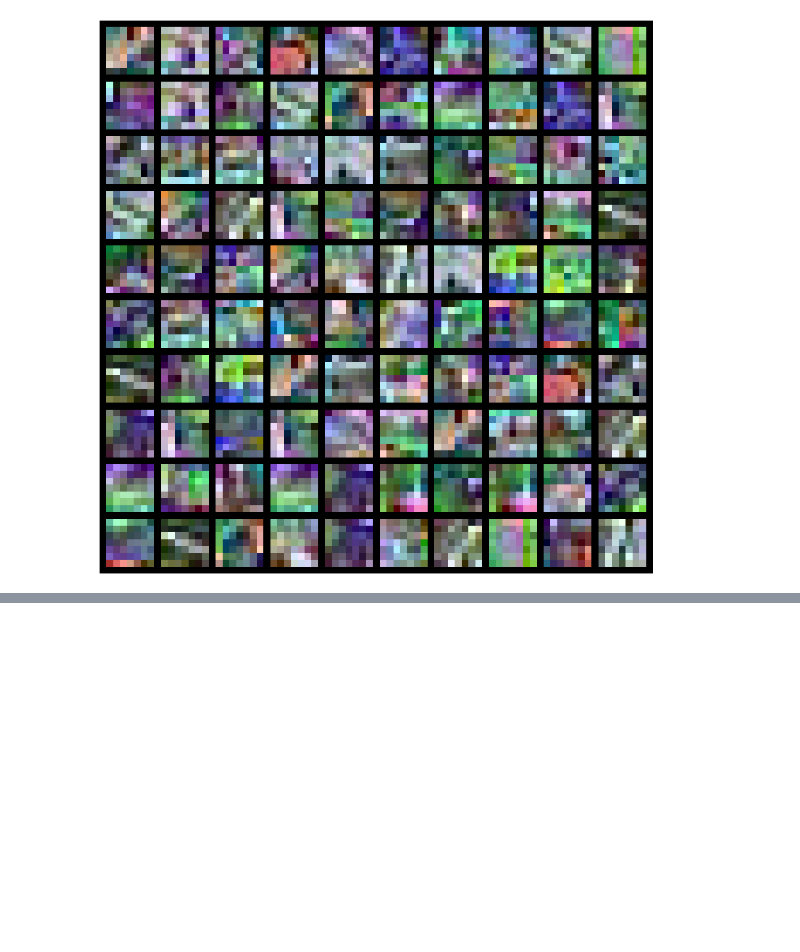
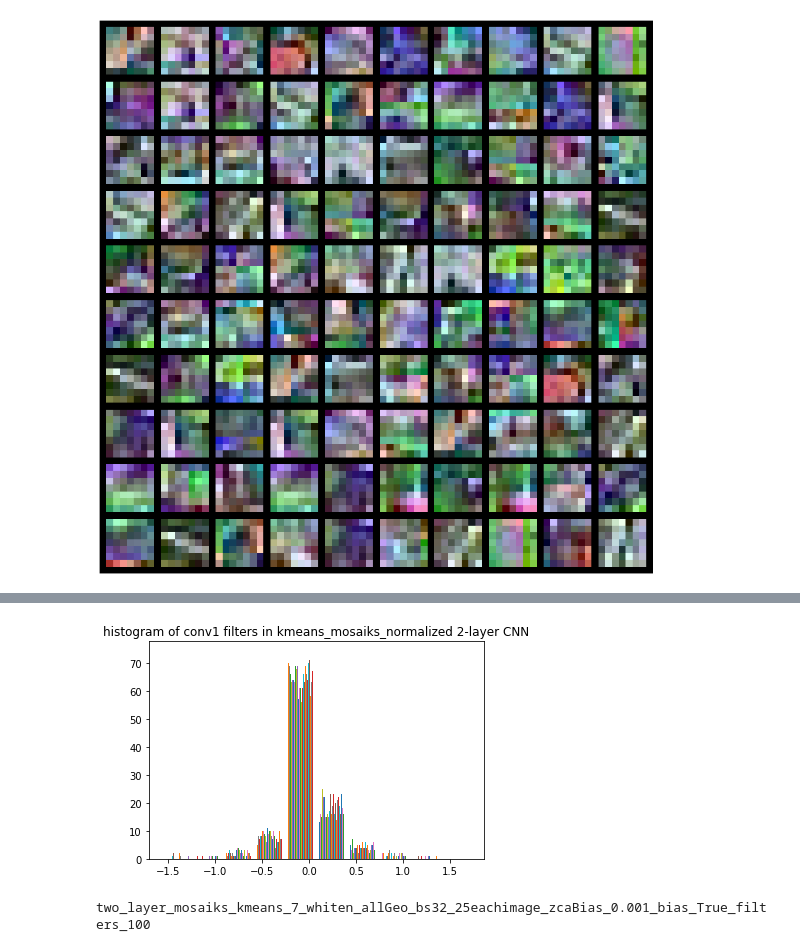
Before and after one commit to salelkafrawy/remote_sensing, a Jupyter notebook: notebooks/mosaiks/two_layers/2L_mosaiks_original.ipynb, the cells around one changed output, grey strips where cells are left out. Saved outputs shown, nothing was run; the diff lists cells and outputs as text; code cells hidden in the pictures; blank space fills up the shorter version.

```diff
--- a/notebooks/mosaiks/two_layers/2L_mosaiks_original.ipynb
+++ b/notebooks/mosaiks/two_layers/2L_mosaiks_original.ipynb
@@ -335,0 +363,14 @@ plt.show()
+# %%
+conv1_filters = model[0].weight.data.numpy() #.reshape(num_filters_lyrs[1],-1)
+plot_histogram(conv1_filters, f'histogram of conv1 filters in {model_type} 2-layer CNN', dim=0)
+
+conv2_filters = model[3].weight.data.numpy() #.reshape(num_filters_lyrs[1],-1)
+plot_histogram(conv2_filters, f'histogram of conv2 filters in {model_type} 2-layer CNN', dim=0)
+# %% [output]
+[figure, added]
+# %%
+print(model_name)
+model_path = os.path.join(save_path, model_name+'_normalized.pt')
+torch.save(model.state_dict(), model_path)
+# %% [output]
+two_layer_mosaiks_kmeans_7_whiten_allGeo_bs32_25eachimage_zcaBias_0.001_bias_True_filters_100
```
Also changed, not shown: parts of 16 cells of this notebook, 27 other files.
